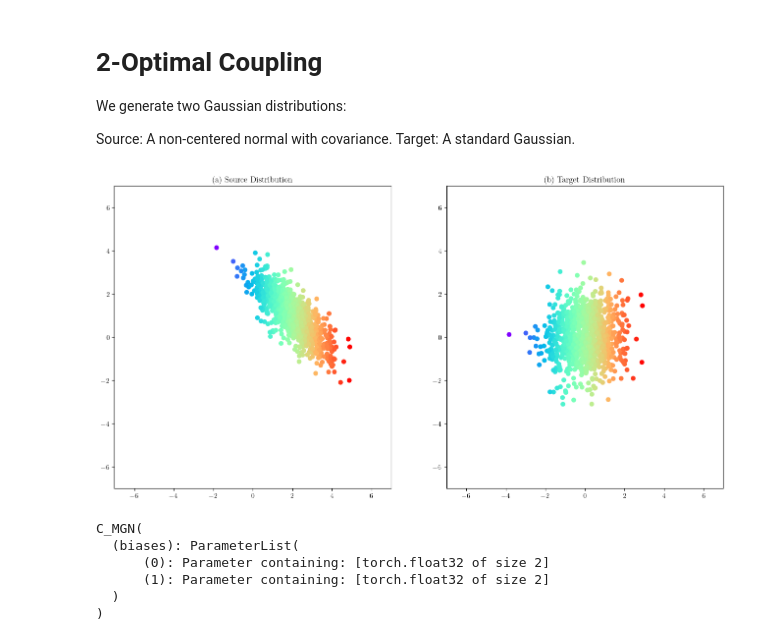
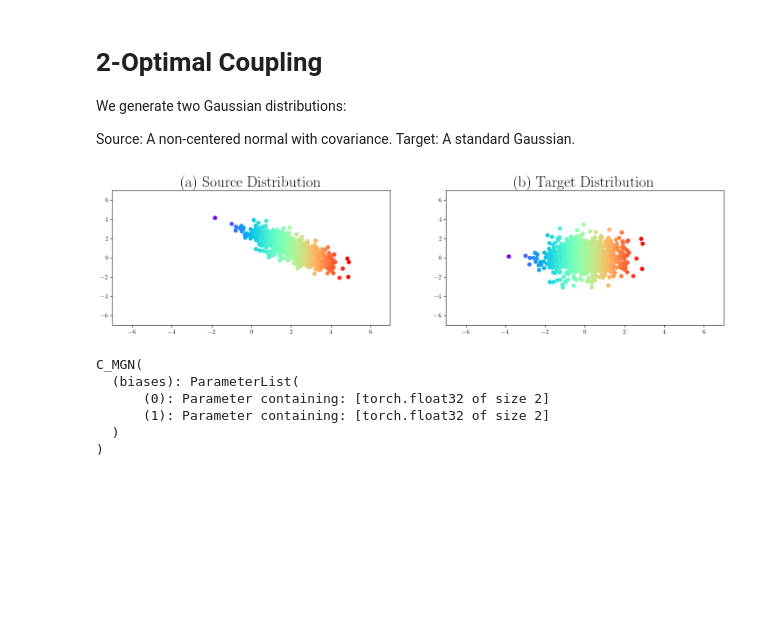
Before and after one commit to midsougou/Learning-Gradient-of-Convex-Functions-Using-Neural-Network, a Jupyter notebook: src/experiments/distribution_mapping.ipynb, the cells around one changed output. Drawn from its saved outputs; the diff is of its cells as text; code cells hidden in the pictures; blank space fills up the shorter version.

```diff
--- a/src/experiments/distribution_mapping.ipynb
+++ b/src/experiments/distribution_mapping.ipynb
@@ -11,15 +11,17 @@ import torch.nn.functional as F
 import numpy as np
 import matplotlib.pyplot as plt
 import matplotlib.animation as animation
+import matplotlib_inline as mi
 import math
 from models import cmgn, mmgn
 from torch.func import jacrev, vmap
 from IPython.display import HTML
 plt.rcParams.update({
     "text.usetex": True,
-    "font.family": "serif",
-    "font.serif": ["Computer Modern Roman"],
+    "font.family": "STIXGeneral",
+    # "font.serif": ["Computer Modern Roman"],
 })
+# mi.backend_inline.set_matplotlib_formats("svg")
 # %% [markdown]
 # 2-Optimal Coupling
 
@@ -41,27 +43,28 @@ source_samples = target_samples @ L.T + mean_source
 # %%
 # Visualize both distributions
 """
 Here, the source and target are not independantly sampled, (we could have done that with torch.distributions.multivariate_normal.MultivariateNormal(loc, covariance_matrix))
 ), but here we generate first the standard one, then with the transformation, it returns samples from the gaussian with mean and cov,
  so there is a one-to-one mapping between samples from target and source, hence in the coloring we using c=source_samples
 """
-plt.figure(figsize=(16,8))
-
+fig = plt.figure(figsize=(18, 4))
+fontsize=25
 plt.subplot(1,2,1)
 plt.scatter(source_samples[:,0], source_samples[:,1], c=source_samples[:,0], cmap="rainbow")
 plt.xlim(-7, 7)
 plt.ylim(-7, 7)
-plt.title("(a) Source Distribution")
+plt.title("(a) Source Distribution", fontsize=fontsize)
 
 plt.subplot(1,2,2)
 plt.scatter(target_samples[:,0], target_samples[:,1], c=source_samples[:,0], cmap="rainbow") # we use the x axis to base our color encoding
 plt.xlim(-7, 7)
 plt.ylim(-7, 7)
-plt.title("(b) Target Distribution")
+plt.title("(b) Target Distribution", fontsize=fontsize)
 
 plt.show()
+fig.savefig("figures/source_target_dist.pdf", bbox_inches='tight')
 # %% [output]
-[figure, old version]
+[figure, new version]
 # %%
 def wasserstein_distance(source, target):
     """
```
Also changed, not shown: parts of 2 cells of this notebook, 2 other files.
